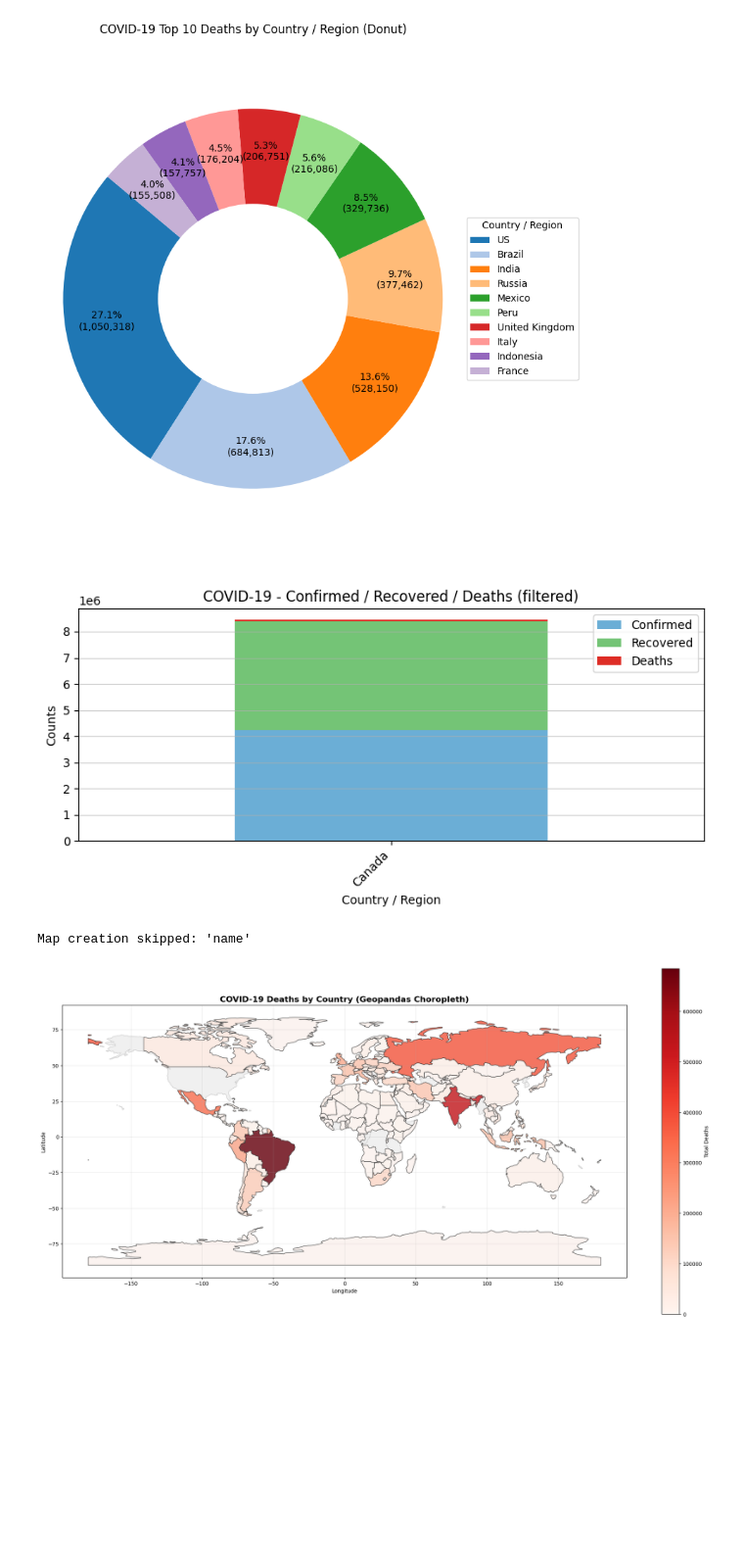
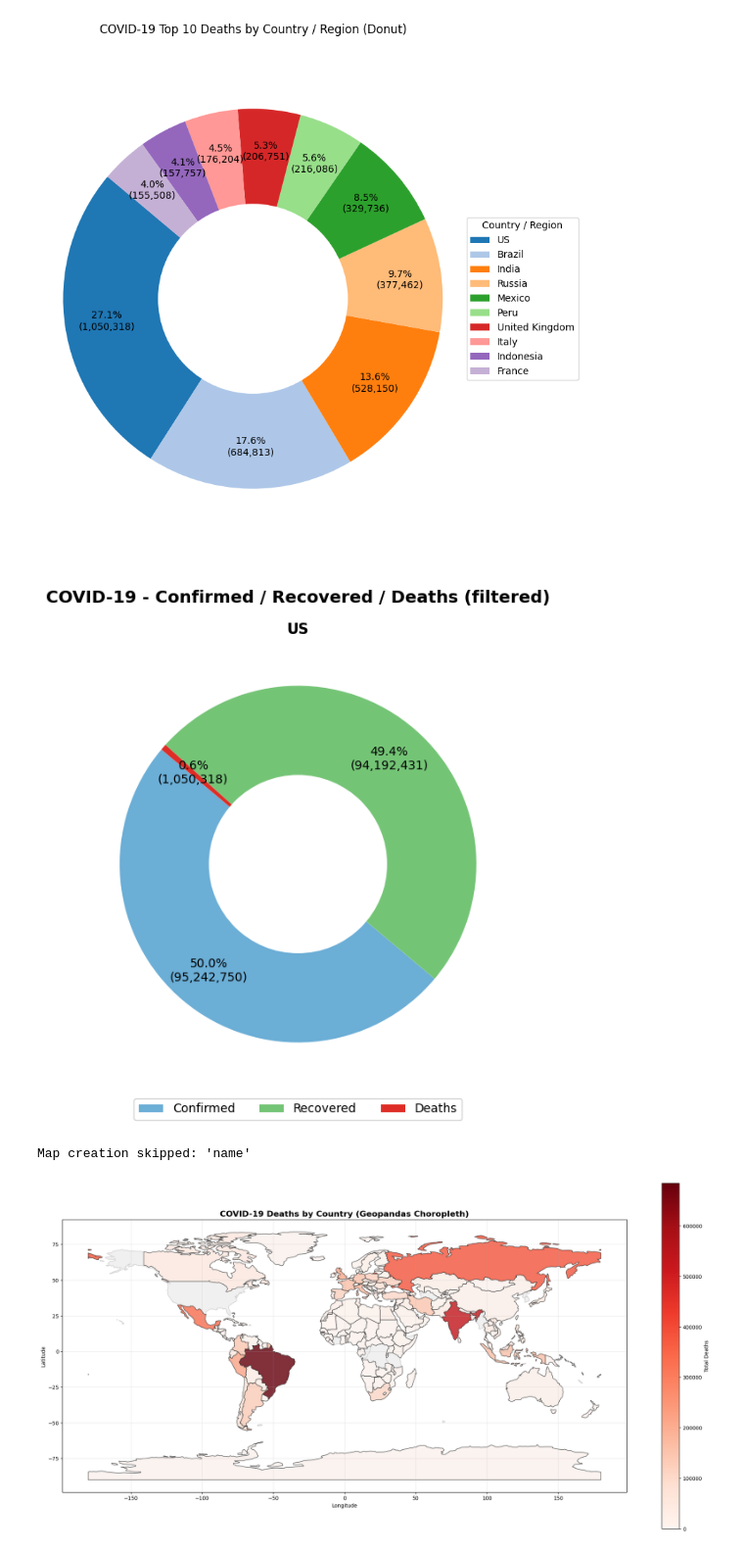
Before and after one commit to Melvynwastaken/Data_PO, a Jupyter notebook: analyse.ipynb, the cells around one changed output. Shown at 98% size. Drawn from its saved outputs; the diff is of its cells as text; code cells hidden in the pictures; blank space fills up the shorter version.

```diff
--- a/analyse.ipynb
+++ b/analyse.ipynb
@@ -136,22 +136,42 @@ if filtered.empty:
 agg = filtered.groupby(region_col, as_index=False).agg({'Confirmed': 'sum', 'Recovered': 'sum', 'Deaths': 'sum'})
 agg = agg.sort_values(by='Deaths', ascending=False)
 
-# Plot stacked bar (only filtered results)
+# Plot donut chart (only filtered results)
 if len(agg) > 1:
-    plot_data = agg.head(20)
-    figsize = (12, 6)
+    plot_data = agg.head(5)  # top 5 for clarity in donut
+    title_suffix = " (Top 5)"
 else:
     plot_data = agg
-    figsize = (8, 4)
+    title_suffix = ""
 
-plot_df = plot_data.set_index(region_col)[['Confirmed', 'Recovered', 'Deaths']]
-ax = plot_df.plot(kind='bar', stacked=True, figsize=figsize, color=['#6baed6', '#74c476', '#de2d26'])
-ax.set_title(f'COVID-19 - Confirmed / Recovered / Deaths{" (filtered)" if search else ""}')
-ax.set_xlabel('Country / Region')
-ax.set_ylabel('Counts')
-plt.xticks(rotation=45, ha='right')
-plt.legend(loc='upper right')
-plt.grid(axis='y', alpha=0.6)
+# For each region, create a donut showing Confirmed, Recovered, Deaths
+fig, axes = plt.subplots(1, len(plot_data), figsize=(6 * len(plot_data), 6))
+if len(plot_data) == 1:
+    axes = [axes]
+
+for idx, (ax, (_, row)) in enumerate(zip(axes, plot_data.iterrows())):
+    region_name = row[region_col]
+    values = [row['Confirmed'], row['Recovered'], row['Deaths']]
+    labels = ['Confirmed', 'Recovered', 'Deaths']
+    colors = ['#6baed6', '#74c476', '#de2d26']
+
+    wedges, texts, autotexts = ax.pie(
+        values,
+        labels=None,
+        autopct=lambda pct: f"{pct:.1f}%\n({int(round(pct/100.0*sum(values))):,})",
+        startangle=140,
+        pctdistance=0.78,
+        colors=colors
+    )
+
+    # Draw center circle to make it a donut
+    centre_circle = plt.Circle((0, 0), 0.50, fc='white')
+    ax.add_artist(centre_circle)
+    ax.set_title(region_name, fontweight='bold')
+
+# Create a shared legend at the bottom
+fig.legend(['Confirmed', 'Recovered', 'Deaths'], loc='lower center', ncol=3, bbox_to_anchor=(0.5, -0.05))
+fig.suptitle(f'COVID-19 - Confirmed / Recovered / Deaths{title_suffix}{" (filtered)" if search else ""}', fontsize=14, fontweight='bold', y=0.98)
 plt.tight_layout()
 plt.show()
 
@@ -167,34 +187,34 @@ try:
             return None
         n = region_name.strip()
         nlow = n.lower()
         exact = [w for w in world_names if w.lower() == nlow]
         if exact:
             return exact[0]
         matches = get_close_matches(n, world_names, n=1, cutoff=0.7)
         return matches[0] if matches else None
 
     agg['world_name'] = agg[region_col].apply(best_world_match)
     agg_mapped = agg.dropna(subset=['world_name'])
 
     if not agg_mapped.empty:
         gdf = agg_mapped.merge(world[['name', 'geometry']], left_on='world_name', right_on='name', how='left')
         gdf = gpd.GeoDataFrame(gdf, geometry='geometry')
 
         m = gdf.explore(
             column='Deaths',
             cmap='Reds',
             legend=True,
             tooltip=[region_col, 'Confirmed', 'Recovered', 'Deaths'],
             tiles='CartoDB positron',
             style_kwds={'weight': 0.5, 'color': 'gray', 'fillOpacity': 0.7}
         )
         display(m)
     else:
         print(f"⚠ No matching geometries for '{search}'.")
 except Exception as e:
     print(f"Map creation skipped: {e}")
 # %% [output]
-[figure, old version]
+[figure, new version]
 Map creation skipped: 'name'
 # %%
      # Interactive Geopandas Map Visualization
```
Also changed, not shown: parts of 1 cell of this notebook, 3 other files.
